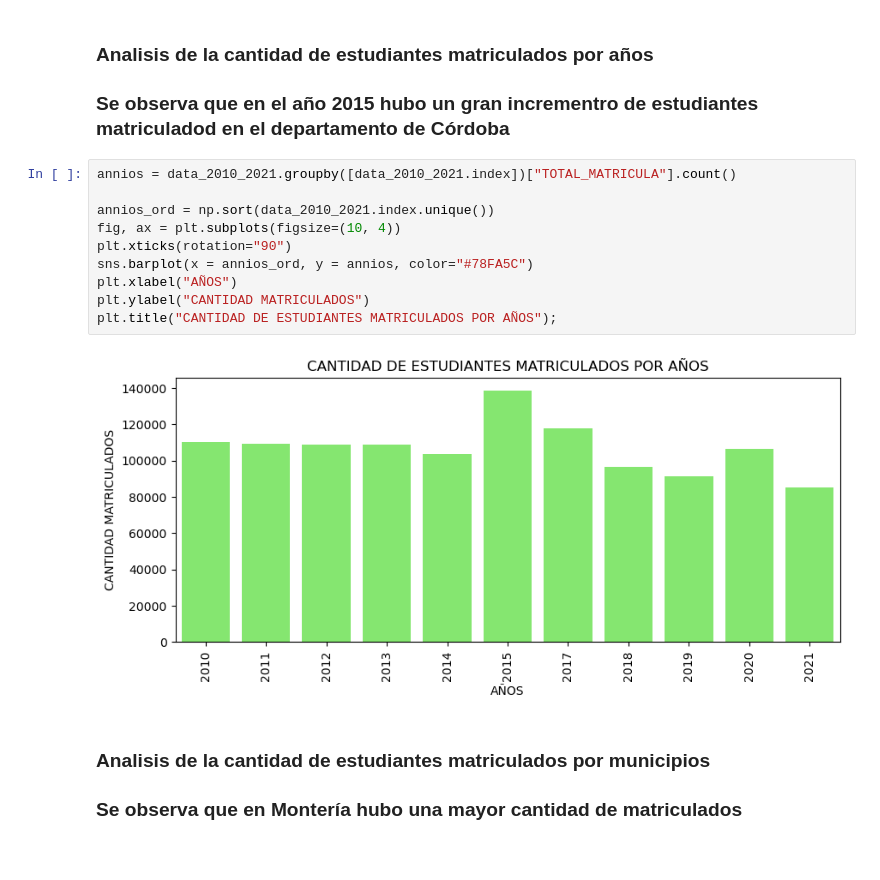
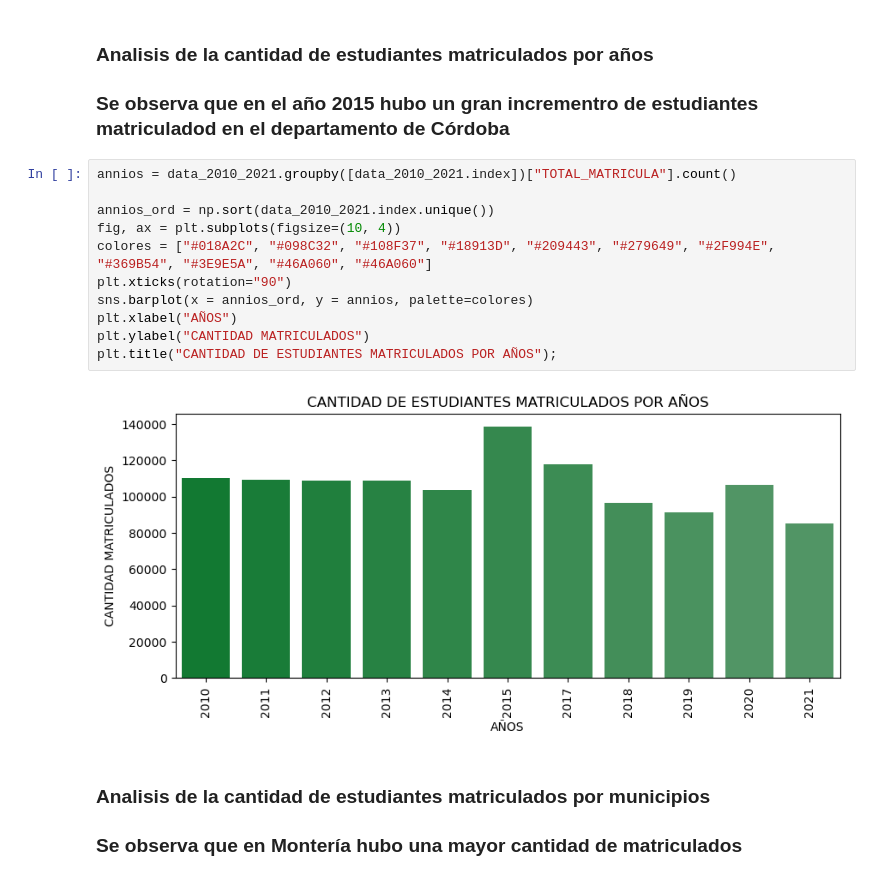
Before and after one commit to Cuenta-oss/analisis_exploratorio, a Jupyter notebook: datas.ipynb, the cells around one changed output. Saved outputs shown, nothing was run; the diff lists cells and outputs as text.

Commit message:
new colors updates

```diff
--- a/datas.ipynb
+++ b/datas.ipynb
@@ -380,15 +380,16 @@ plt.show();
 # %%
 annios = data_2010_2021.groupby([data_2010_2021.index])["TOTAL_MATRICULA"].count()
 
 annios_ord = np.sort(data_2010_2021.index.unique())
 fig, ax = plt.subplots(figsize=(10, 4))
+colores = ["#018A2C", "#098C32", "#108F37", "#18913D", "#209443", "#279649", "#2F994E", "#369B54", "#3E9E5A", "#46A060", "#46A060"]
 plt.xticks(rotation="90")
-sns.barplot(x = annios_ord, y = annios, color="#78FA5C")
+sns.barplot(x = annios_ord, y = annios, palette=colores)
 plt.xlabel("AÑOS")
 plt.ylabel("CANTIDAD MATRICULADOS")
 plt.title("CANTIDAD DE ESTUDIANTES MATRICULADOS POR AÑOS");
 # %% [output]
-[figure, old version]
+[figure, new version]
 # %% [markdown]
 ### Analisis de la cantidad de estudiantes matriculados por municipios
 
```
Also changed, not shown: parts of 7 cells of this notebook.
